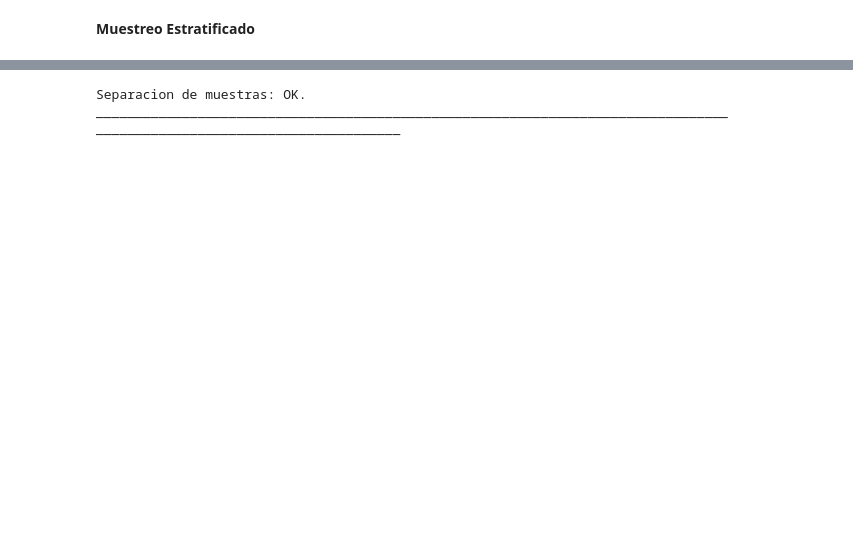
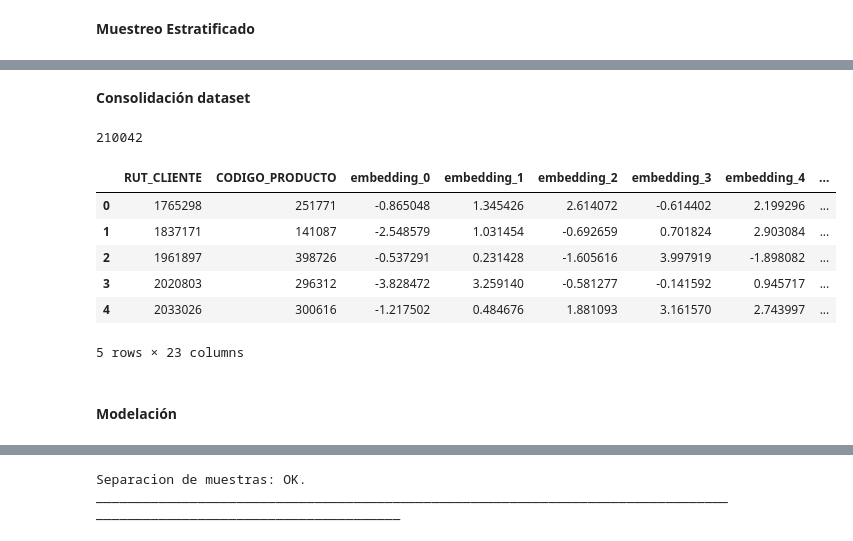
Before and after one commit to brauliomorgado/Cross-Selling-ML-Supervised, a Jupyter notebook: Prueba_Embbeding_final.ipynb, the cells around one changed output, grey strips where cells are left out. Drawn from its saved outputs; the diff is of its cells as text; code cells hidden in the pictures; blank space fills up the shorter version.

```diff
--- a/Prueba_Embbeding_final.ipynb
+++ b/Prueba_Embbeding_final.ipynb
@@ -233,0 +185,12 @@ len(pipeline_bm.dataset)
+# %%
+n = 2  # Número de veces que deseas duplicar los clientes
+df_cli_prod_embedd_t0 = pd.concat([df_cli_embedd] * n, ignore_index=True)
+
+# Paso 1: Generar índices aleatorios
+num_clientes = len(df_cli_prod_embedd_t0)
+indices_aleatorios = np.random.choice(dicc_prod_embedd.index, size=num_clientes, replace=True)
+
+# Paso 2: Asignar registros aleatorios a clientes
+for columna in dicc_prod_embedd.columns:
+    # Usar los índices aleatorios para seleccionar los valores de dicc_prod_embedd y asignarlos a df_cli_embedd
+    df_cli_prod_embedd_t0[f'{columna}'] = dicc_prod_embedd.loc[indices_aleatorios, columna].values
@@ -233,0 +210,2 @@ len(pipeline_bm.dataset)
+# %% [markdown]
+**Consolidación dataset**
@@ -233,0 +218,5 @@ len(pipeline_bm.dataset)
+# %%
+pipeline_bm.dataset = pd.concat([df_cli_prod_embedd_t0,df_cli_prod_embedd_t1],axis=0)
+len(pipeline_bm.dataset)
+# %% [output]
+210042
@@ -233,0 +246,15 @@ len(pipeline_bm.dataset)
+# %%
+excluir = ['RUT_CLIENTE', 'TARGET','CODIGO_PRODUCTO']
+columnas_para_redondear = [col for col in pipeline_bm.dataset.columns if col not in excluir and (pipeline_bm.dataset[col].dtype == 'float64' or pipeline_bm.dataset[col].dtype == 'float32')]
+pipeline_bm.dataset[columnas_para_redondear] = pipeline_bm.dataset[columnas_para_redondear].round(8)
+pipeline_bm.dataset.head()
+# %% [output]
+|  | RUT_CLIENTE | CODIGO_PRODUCTO | embedding_0 | embedding_1 | embedding_2 | embedding_3 | embedding_4 | ... |
+| 0 | 1765298 | 251771 | -0.865048 | 1.345426 | 2.614072 | -0.614402 | 2.199296 | ... |
+| 1 | 1837171 | 141087 | -2.548579 | 1.031454 | -0.692659 | 0.701824 | 2.903084 | ... |
+| 2 | 1961897 | 398726 | -0.537291 | 0.231428 | -1.605616 | 3.997919 | -1.898082 | ... |
+| 3 | 2020803 | 296312 | -3.828472 | 3.259140 | -0.581277 | -0.141592 | 0.945717 | ... |
+| 4 | 2033026 | 300616 | -1.217502 | 0.484676 | 1.881093 | 3.161570 | 2.743997 | ... |
+5 rows × 23 columns
+# %% [markdown]
+#### **Modelación**
```
Also changed, not shown: parts of 64 cells of this notebook, 2 other files.
